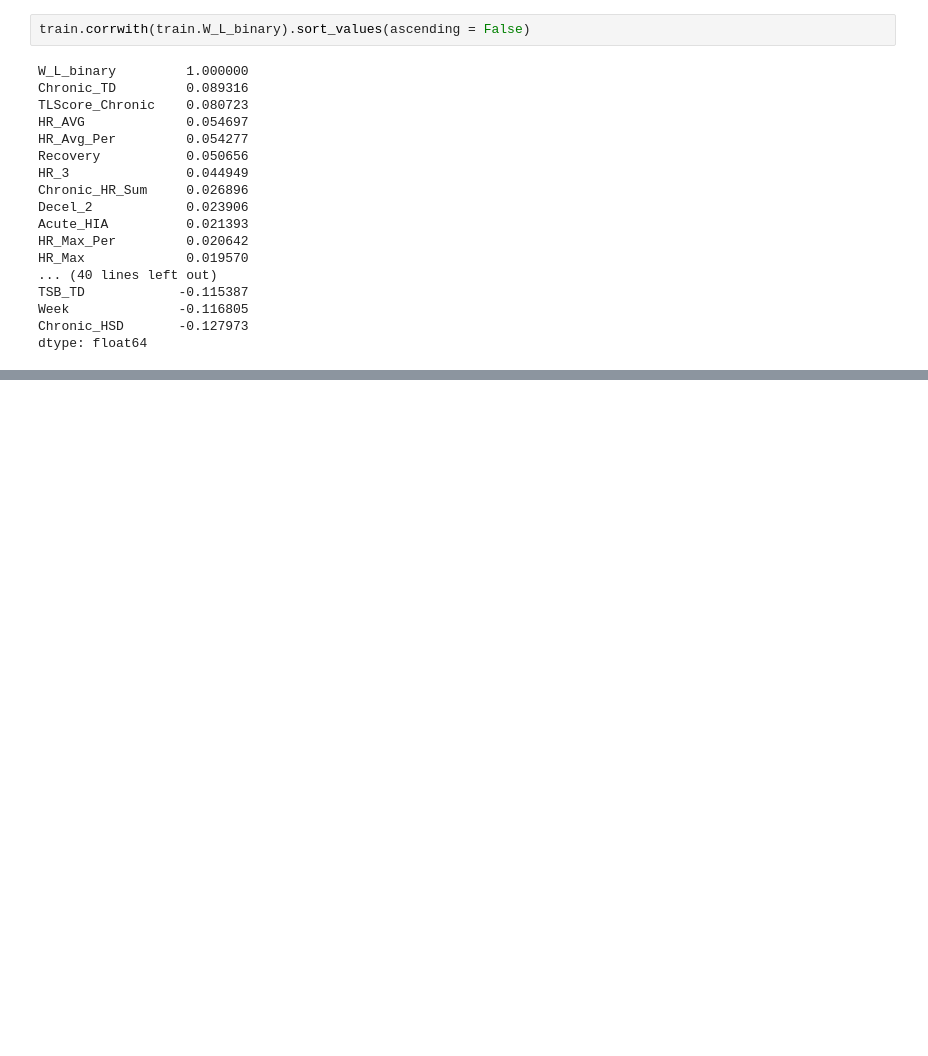
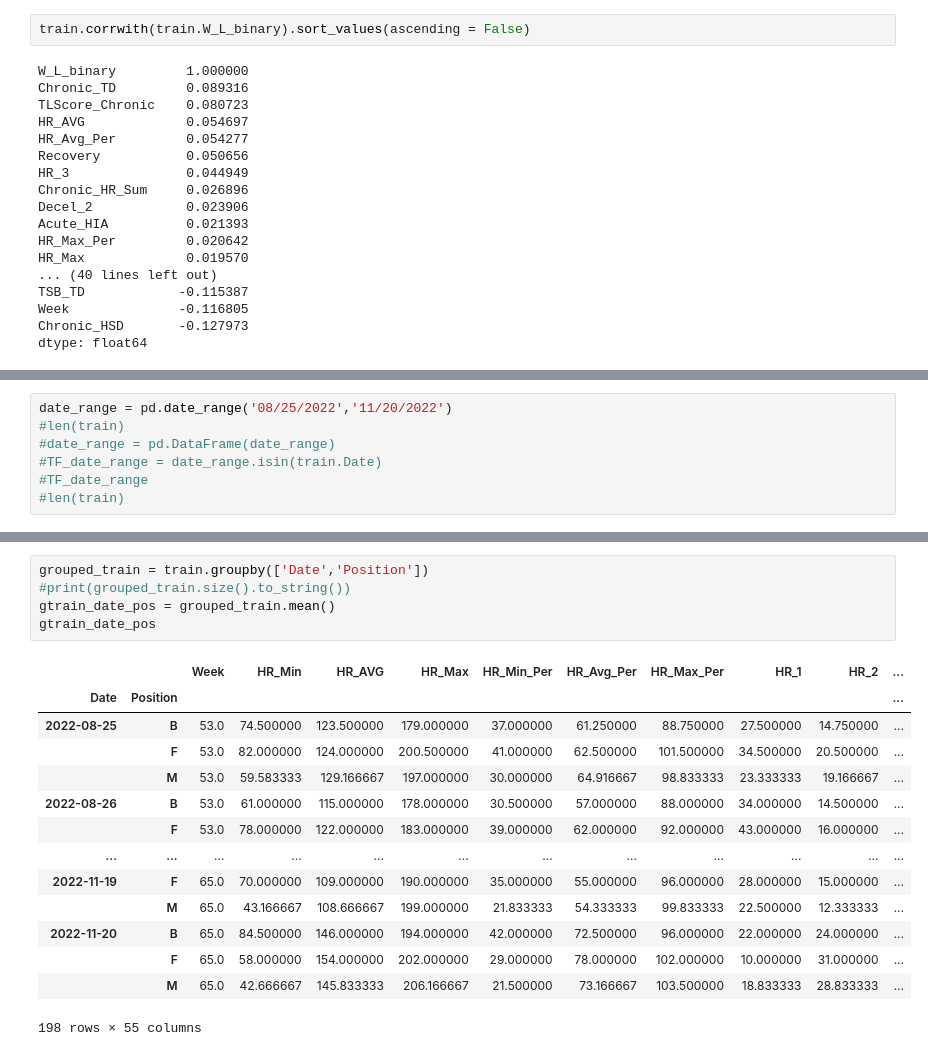
Before and after one commit to kdnu24/STAT303-2--project, a Jupyter notebook: Final_Project.ipynb, the cells around one changed output, grey strips where cells are left out. Saved outputs shown, nothing was run; the diff lists cells and outputs as text; blank space fills up the shorter version.

```diff
--- a/Final_Project.ipynb
+++ b/Final_Project.ipynb
@@ -219,0 +200,7 @@ Name: Date, Length: 69, dtype: int64
+# %%
+date_range = pd.date_range('08/25/2022','11/20/2022')
+#len(train)
+#date_range = pd.DataFrame(date_range)
+#TF_date_range = date_range.isin(train.Date)
+#TF_date_range
+#len(train)
@@ -219,0 +308,20 @@ Name: Date, Length: 69, dtype: int64
+# %%
+grouped_train = train.groupby(['Date','Position'])
+#print(grouped_train.size().to_string())
+gtrain_date_pos = grouped_train.mean()
+gtrain_date_pos
+# %% [output]
+|  |  | Week | HR_Min | HR_AVG | HR_Max | HR_Min_Per | HR_Avg_Per | HR_Max_Per | HR_1 | HR_2 | ... |
+| Date | Position |  |  |  |  |  |  |  |  |  | ... |
+| 2022-08-25 | B | 53.0 | 74.500000 | 123.500000 | 179.000000 | 37.000000 | 61.250000 | 88.750000 | 27.500000 | 14.750000 | ... |
+|  | F | 53.0 | 82.000000 | 124.000000 | 200.500000 | 41.000000 | 62.500000 | 101.500000 | 34.500000 | 20.500000 | ... |
+|  | M | 53.0 | 59.583333 | 129.166667 | 197.000000 | 30.000000 | 64.916667 | 98.833333 | 23.333333 | 19.166667 | ... |
+| 2022-08-26 | B | 53.0 | 61.000000 | 115.000000 | 178.000000 | 30.500000 | 57.000000 | 88.000000 | 34.000000 | 14.500000 | ... |
+|  | F | 53.0 | 78.000000 | 122.000000 | 183.000000 | 39.000000 | 62.000000 | 92.000000 | 43.000000 | 16.000000 | ... |
+| ... | ... | ... | ... | ... | ... | ... | ... | ... | ... | ... | ... |
+| 2022-11-19 | F | 65.0 | 70.000000 | 109.000000 | 190.000000 | 35.000000 | 55.000000 | 96.000000 | 28.000000 | 15.000000 | ... |
+|  | M | 65.0 | 43.166667 | 108.666667 | 199.000000 | 21.833333 | 54.333333 | 99.833333 | 22.500000 | 12.333333 | ... |
+| 2022-11-20 | B | 65.0 | 84.500000 | 146.000000 | 194.000000 | 42.000000 | 72.500000 | 96.000000 | 22.000000 | 24.000000 | ... |
+|  | F | 65.0 | 58.000000 | 154.000000 | 202.000000 | 29.000000 | 78.000000 | 102.000000 | 10.000000 | 31.000000 | ... |
+|  | M | 65.0 | 42.666667 | 145.833333 | 206.166667 | 21.500000 | 73.166667 | 103.500000 | 18.833333 | 28.833333 | ... |
+198 rows × 55 columns
```
Also changed, not shown: parts of 11 cells of this notebook.
